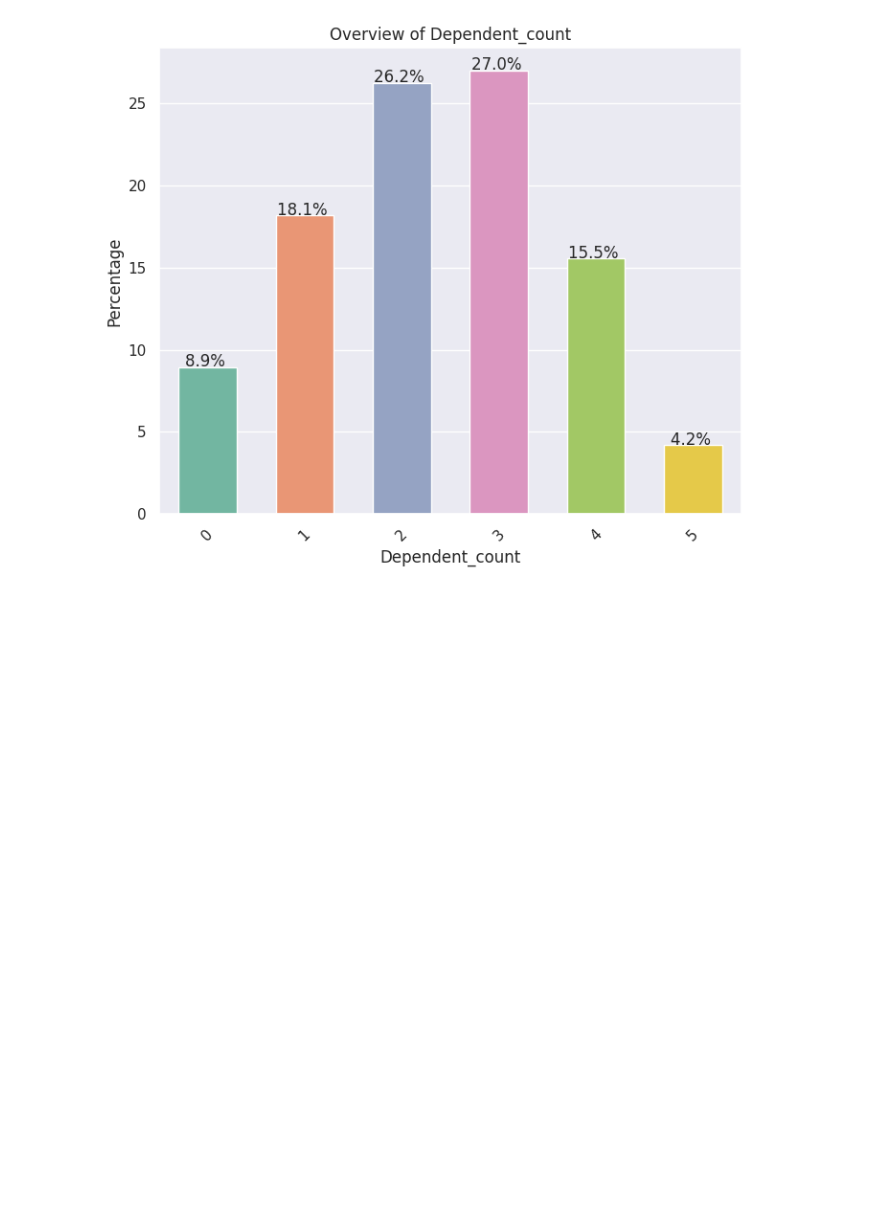
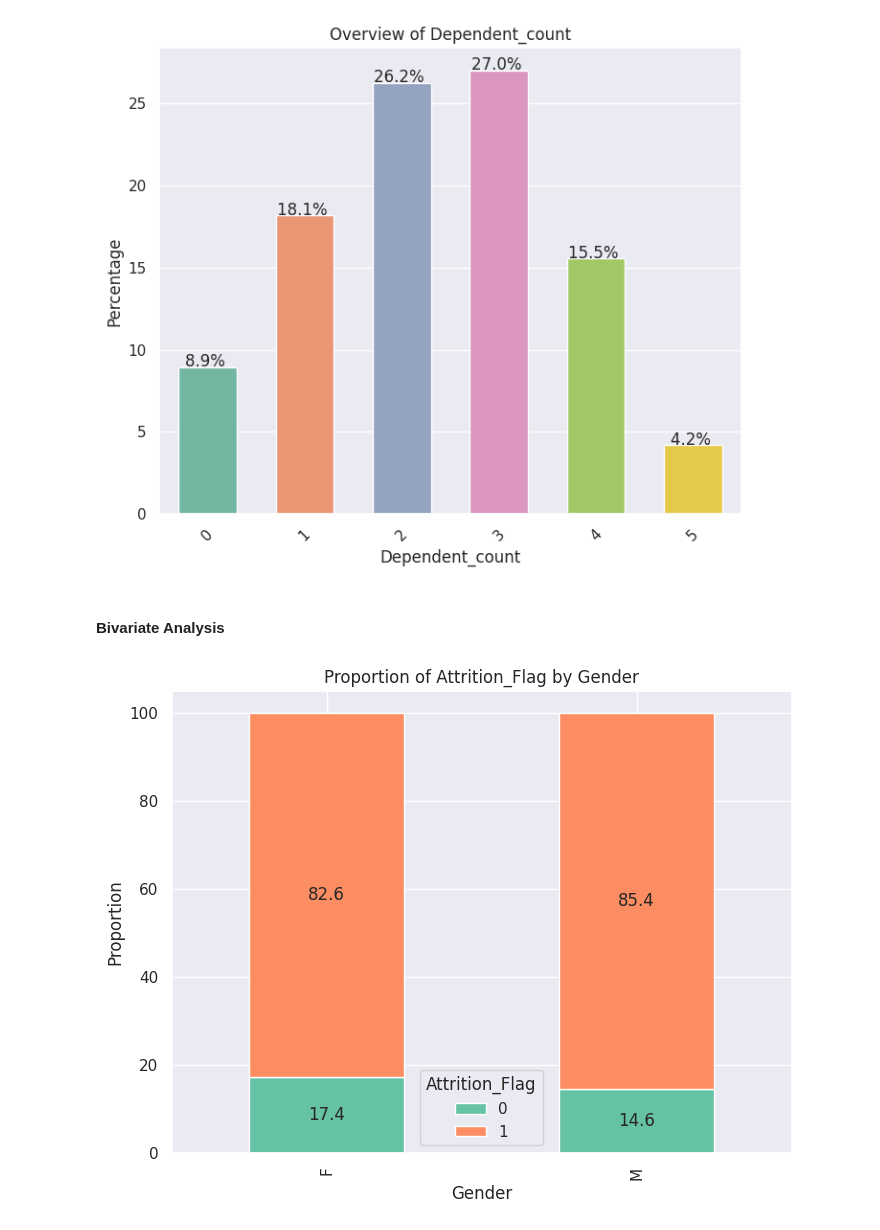
Before and after one commit to Rajesh2015/credit-card-user-churn-prediction, a Jupyter notebook: credit-card-churn-solution.ipynb, the cells around one changed output. Saved outputs shown, nothing was run; the diff lists cells and outputs as text; code cells hidden in the pictures; blank space fills up the shorter version.

```diff
--- a/credit-card-churn-solution.ipynb
+++ b/credit-card-churn-solution.ipynb
@@ -1106,3 +1106,9 @@ plot_bar_chart_percentage(df_encod,'Card_Category','Card_Category',pellete=pelle
 plot_bar_chart_percentage(df_encod,'Dependent_count','Dependent_count',pellete=pellete)
 # %% [output]
 [figure]
+# %% [markdown]
+#### Bivariate Analysis
+# %%
+plot_stacked_bar_with_annotations(df=df_encod, x='Gender', y='Attrition_Flag', show_legend=True);
+# %% [output]
+[figure, added]
```
Also changed, not shown: parts of 9 cells of this notebook.
